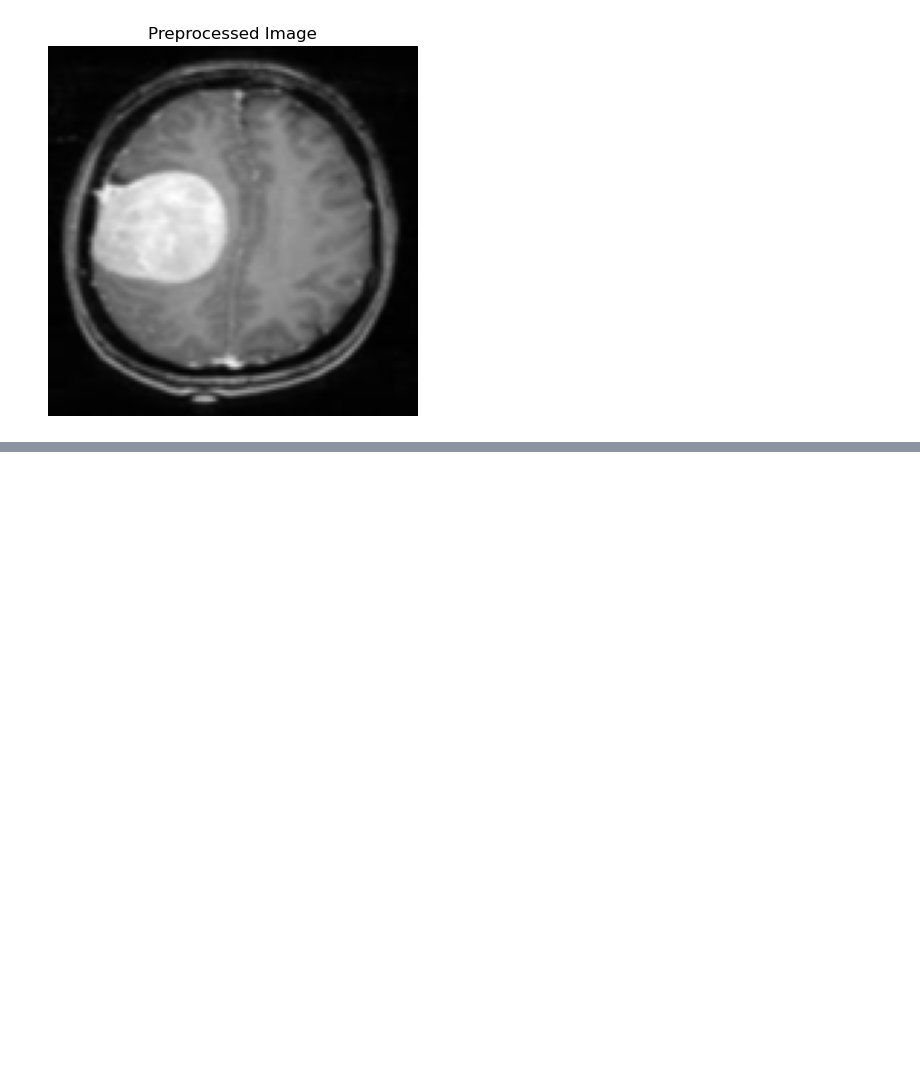
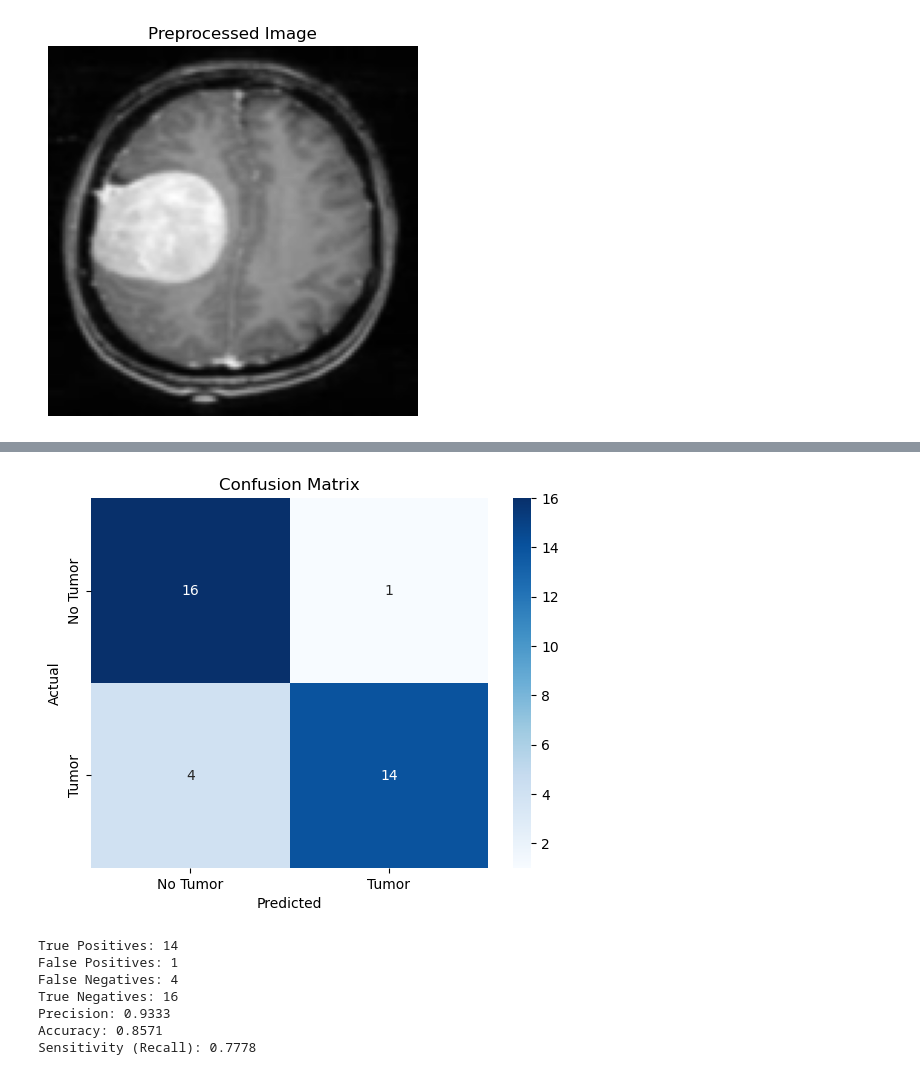
Before and after one commit to B-Kosev/brain-tumor-detecction-cnn, a Jupyter notebook: Brain_tumor_CNN.ipynb, the cells around one changed output, grey strips where cells are left out. Saved outputs shown, nothing was run; the diff lists cells and outputs as text; code cells hidden in the pictures; blank space fills up the shorter version.

```diff
--- a/Brain_tumor_CNN.ipynb
+++ b/Brain_tumor_CNN.ipynb
@@ -109,0 +182,41 @@ plt.show()
+# %%
+# Build CNN Model
+cnn_model = Sequential([
+    Conv2D(32, (3,3), activation='relu', input_shape=(128,128,3)),
+    MaxPooling2D(2,2),
+    Conv2D(64, (3,3), activation='relu'),
+    MaxPooling2D(2,2),
+    Flatten(),
+    Dense(128, activation='relu'),
+    Dropout(0.5),
+    Dense(1, activation='sigmoid')
+])
+
+# Compile the model
+cnn_model.compile(optimizer='adam', loss='binary_crossentropy', metrics=['accuracy'])
+
+# Train the model
+epochs = 10
+cnn_history = cnn_model.fit(train_generator, validation_data=val_generator, epochs=epochs)
+
+# Evaluate model
+cnn_predictions = (cnn_model.predict(val_generator) > 0.5).astype("int32")
+
+# Compute confusion matrix
+cnn_cm = confusion_matrix(val_generator.classes, cnn_predictions)
+sns.heatmap(cnn_cm, annot=True, fmt='d', cmap='Blues', xticklabels=['No Tumor', 'Tumor'], yticklabels=['No Tumor', 'Tumor'])
+plt.xlabel('Predicted')
+plt.ylabel('Actual')
+plt.title('Confusion Matrix')
+plt.show()
+
+# Extract TP, FP, FN, TN
+TN, FP, FN, TP = cnn_cm.ravel()
+print(f"True Positives: {TP}")
+print(f"False Positives: {FP}")
+print(f"False Negatives: {FN}")
+print(f"True Negatives: {TN}")
+print(f"Precision: {precision_score(val_generator.classes, cnn_predictions):.4f}")
+print(f"Accuracy: {accuracy_score(val_generator.classes, cnn_predictions):.4f}")
+print(f"Sensitivity (Recall): {recall_score(val_generator.classes, cnn_predictions):.4f}")
+# %% [output]
@@ -109,0 +240,8 @@ plt.show()
+[figure, added]
+True Positives: 14
+False Positives: 1
+False Negatives: 4
+True Negatives: 16
+Precision: 0.9333
+Accuracy: 0.8571
+Sensitivity (Recall): 0.7778
```
Also changed, not shown: parts of 7 cells of this notebook.
